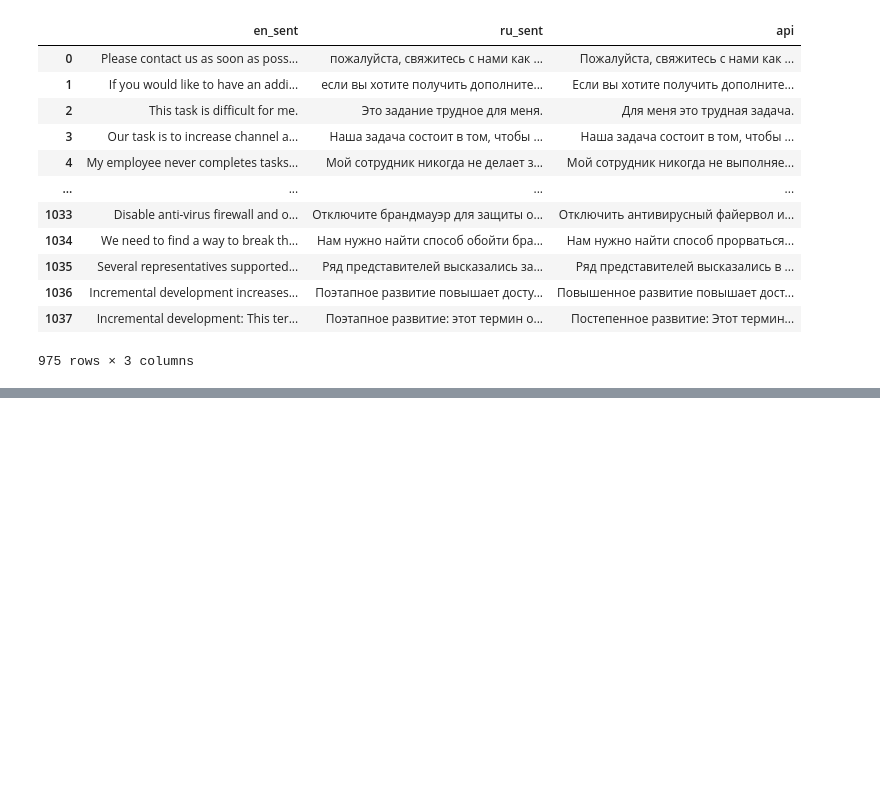
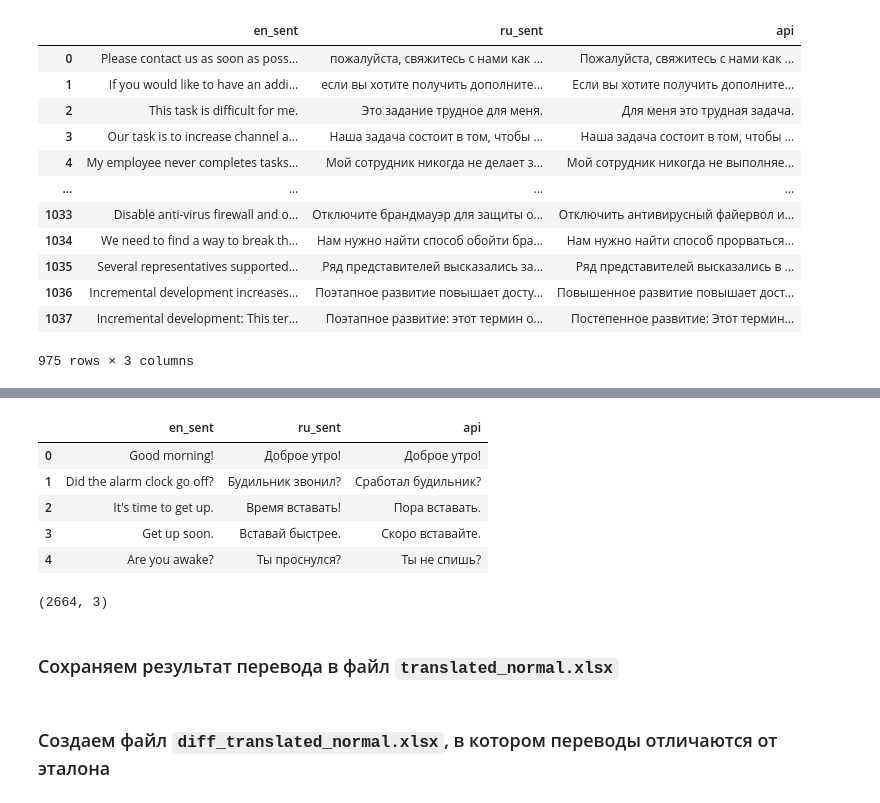
Before and after one commit to eleldar/Translator, a Jupyter notebook: test_dataset/programmer_vocabs.ipynb, the cells around one changed output, grey strips where cells are left out. Saved outputs shown, nothing was run; the diff lists cells and outputs as text; code cells hidden in the pictures; blank space fills up the shorter version.

````diff
--- a/test_dataset/programmer_vocabs.ipynb
+++ b/test_dataset/programmer_vocabs.ipynb
@@ -244,0 +260,2 @@ diff
+# %%
+df = pd.read_excel('normal.xlsx')
@@ -244,0 +297,17 @@ diff
+# %%
+df.loc[:, 'api'] = result
+# %%
+df.head()
+# %% [output]
+|  | en_sent | ru_sent | api |
+| 0 | Good morning! | Доброе утро! | Доброе утро! |
+| 1 | Did the alarm clock go off? | Будильник звонил? | Сработал будильник? |
+| 2 | It's time to get up. | Время вставать! | Пора вставать. |
+| 3 | Get up soon. | Вставай быстрее. | Скоро вставайте. |
+| 4 | Are you awake? | Ты проснулся? | Ты не спишь? |
+# %%
+df.shape
+# %% [output]
+(2664, 3)
+# %% [markdown]
+### Сохраняем результат перевода в файл ```translated_normal.xlsx```
@@ -244,0 +316,2 @@ diff
+# %% [markdown]
+### Создаем файл ```diff_translated_normal.xlsx```, в котором переводы отличаются от эталона
````
Also changed, not shown: parts of 26 cells of this notebook, 9 other files.
